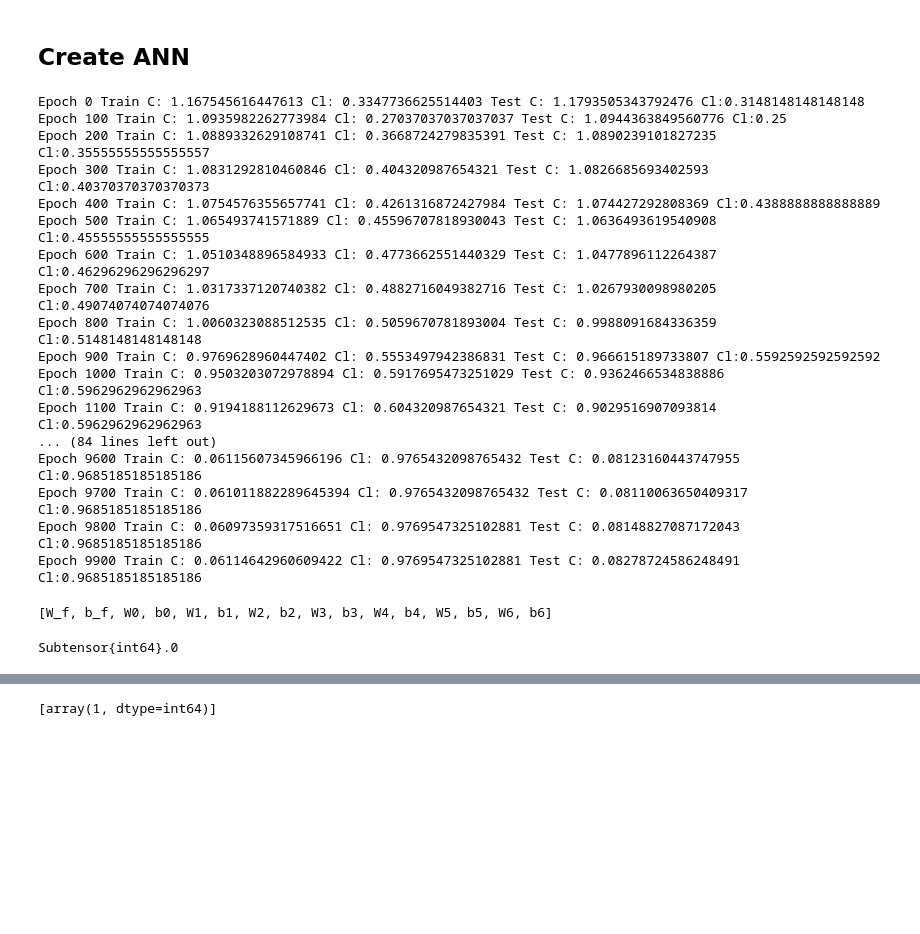
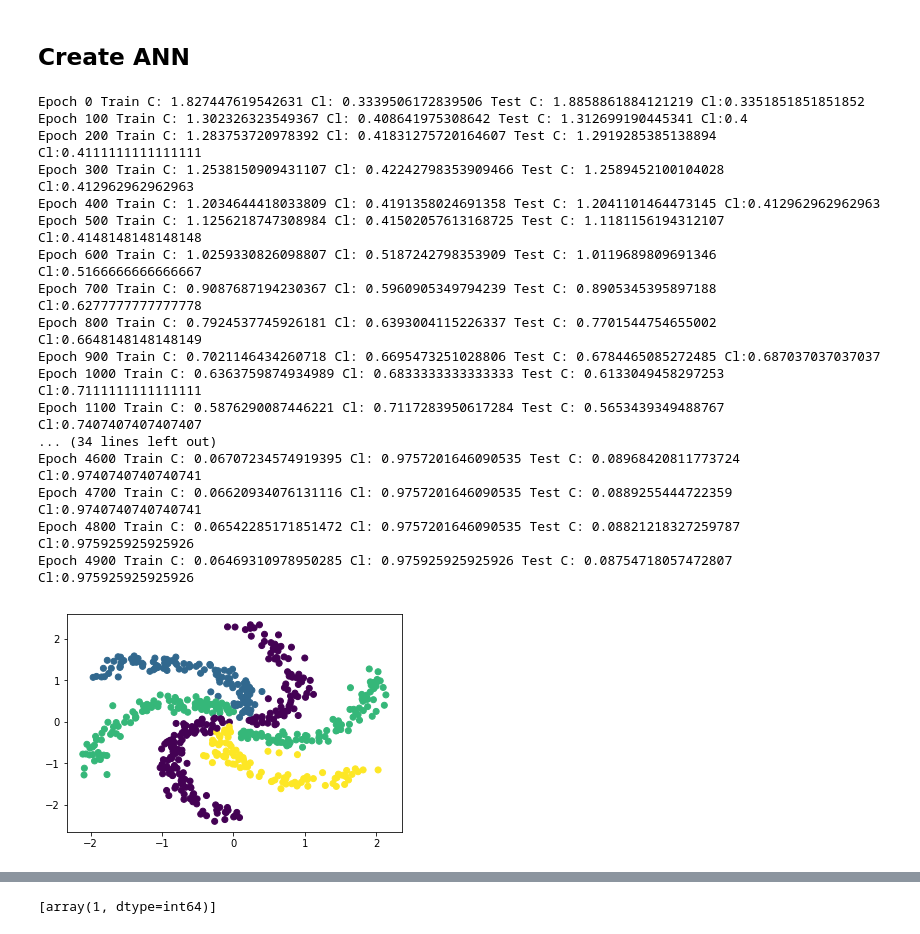
Before and after one commit to ytnvj2/intro-to-deep-learning, a Jupyter notebook: Theano-ANN.ipynb, the cells around one changed output, grey strips where cells are left out. Cells and saved outputs as stored; diff of their text form; code cells hidden in the pictures; blank space fills up the shorter version.

```diff
--- a/Theano-ANN.ipynb
+++ b/Theano-ANN.ipynb
@@ -180,28 +178,24 @@ class ANN(object):
                 print('Epoch {0} Train C: {1} Cl: {2} Test C: {3} Cl:{4}'.format(i,c_t[i],cl_t[i],c_v[i],cl_v[i]))
 #                 print('Epoch {0} Train C: {1} Test C: {2}'.format(i,c_t[i],c_v[i]))
 # %%
-ann=ANN((5,10,20,5,60,7,10))
+ann=ANN((5,10,20,60,7,10))
 # %%
-ann.fit(X_train,y_train,lr=0.01,epochs=10000)
+ann.fit(X_train,y_train,lr=0.01,epochs=5000)
 # %% [output]
-Epoch 0 Train C: 1.167545616447613 Cl: 0.3347736625514403 Test C: 1.1793505343792476 Cl:0.3148148148148148
-Epoch 100 Train C: 1.0935982262773984 Cl: 0.27037037037037037 Test C: 1.0944363849560776 Cl:0.25
-Epoch 200 Train C: 1.0889332629108741 Cl: 0.3668724279835391 Test C: 1.0890239101827235 Cl:0.35555555555555557
-Epoch 300 Train C: 1.0831292810460846 Cl: 0.404320987654321 Test C: 1.0826685693402593 Cl:0.40370370370370373
-Epoch 400 Train C: 1.0754576355657741 Cl: 0.4261316872427984 Test C: 1.074427292808369 Cl:0.4388888888888889
-Epoch 500 Train C: 1.065493741571889 Cl: 0.45596707818930043 Test C: 1.0636493619540908 Cl:0.45555555555555555
-Epoch 600 Train C: 1.0510348896584933 Cl: 0.4773662551440329 Test C: 1.0477896112264387 Cl:0.46296296296296297
-Epoch 700 Train C: 1.0317337120740382 Cl: 0.4882716049382716 Test C: 1.0267930098980205 Cl:0.49074074074074076
-Epoch 800 Train C: 1.0060323088512535 Cl: 0.5059670781893004 Test C: 0.9988091684336359 Cl:0.5148148148148148
-Epoch 900 Train C: 0.9769628960447402 Cl: 0.5553497942386831 Test C: 0.966615189733807 Cl:0.5592592592592592
-Epoch 1000 Train C: 0.9503203072978894 Cl: 0.5917695473251029 Test C: 0.9362466534838886 Cl:0.5962962962962963
-Epoch 1100 Train C: 0.9194188112629673 Cl: 0.604320987654321 Test C: 0.9029516907093814 Cl:0.5962962962962963
-... (84 lines left out)
-Epoch 9600 Train C: 0.06115607345966196 Cl: 0.9765432098765432 Test C: 0.08123160443747955 Cl:0.9685185185185186
-Epoch 9700 Train C: 0.061011882289645394 Cl: 0.9765432098765432 Test C: 0.08110063650409317 Cl:0.9685185185185186
-Epoch 9800 Train C: 0.06097359317516651 Cl: 0.9769547325102881 Test C: 0.08148827087172043 Cl:0.9685185185185186
-Epoch 9900 Train C: 0.06114642960609422 Cl: 0.9769547325102881 Test C: 0.08278724586248491 Cl:0.9685185185185186
+Epoch 0 Train C: 1.827447619542631 Cl: 0.3339506172839506 Test C: 1.8858861884121219 Cl:0.3351851851851852
+Epoch 100 Train C: 1.302326323549367 Cl: 0.408641975308642 Test C: 1.312699190445341 Cl:0.4
+Epoch 200 Train C: 1.283753720978392 Cl: 0.41831275720164607 Test C: 1.2919285385138894 Cl:0.4111111111111111
+Epoch 300 Train C: 1.2538150909431107 Cl: 0.42242798353909466 Test C: 1.2589452100104028 Cl:0.412962962962963
+Epoch 400 Train C: 1.2034644418033809 Cl: 0.4191358024691358 Test C: 1.2041101464473145 Cl:0.412962962962963
+Epoch 500 Train C: 1.1256218747308984 Cl: 0.41502057613168725 Test C: 1.1181156194312107 Cl:0.4148148148148148
+Epoch 600 Train C: 1.0259330826098807 Cl: 0.5187242798353909 Test C: 1.0119689809691346 Cl:0.5166666666666667
+Epoch 700 Train C: 0.9087687194230367 Cl: 0.5960905349794239 Test C: 0.8905345395897188 Cl:0.6277777777777778
+Epoch 800 Train C: 0.7924537745926181 Cl: 0.6393004115226337 Test C: 0.7701544754655002 Cl:0.6648148148148149
+Epoch 900 Train C: 0.7021146434260718 Cl: 0.6695473251028806 Test C: 0.6784465085272485 Cl:0.687037037037037
+Epoch 1000 Train C: 0.6363759874934989 Cl: 0.6833333333333333 Test C: 0.6133049458297253 Cl:0.7111111111111111
+Epoch 1100 Train C: 0.5876290087446221 Cl: 0.7117283950617284 Test C: 0.5653439349488767 Cl:0.7407407407407407
+... (34 lines left out)
+Epoch 4600 Train C: 0.06707234574919395 Cl: 0.9757201646090535 Test C: 0.08968420811773724 Cl:0.9740740740740741
+Epoch 4700 Train C: 0.06620934076131116 Cl: 0.9757201646090535 Test C: 0.0889255444722359 Cl:0.9740740740740741
+Epoch 4800 Train C: 0.06542285171851472 Cl: 0.9757201646090535 Test C: 0.08821218327259787 Cl:0.975925925925926
+Epoch 4900 Train C: 0.06469310978950285 Cl: 0.975925925925926 Test C: 0.08754718057472807 Cl:0.975925925925926
-# %%
-ann.params
-# %% [output]
-[W_f, b_f, W0, b0, W1, b1, W2, b2, W3, b3, W4, b4, W5, b5, W6, b6]
@@ -210,4 +202,11 @@ f=theano.function(inputs=[],outputs=[x])
-# %%
-x.shape[0]
-# %% [output]
-Subtensor{int64}.0
+# %%
+thX=T.matrix('X_test')
+preds=ann.predict(thX)
+f=theano.function([thX],outputs=preds)
+# %%
+y_p_test=f(X_test)
+# %%
+plt.scatter(X_test[:,0],X_test[:,1],c=y_p_test)
+plt.show()
+# %% [output]
+[figure, added]
```
Also changed, not shown: parts of 9 cells of this notebook, 5 other files.
